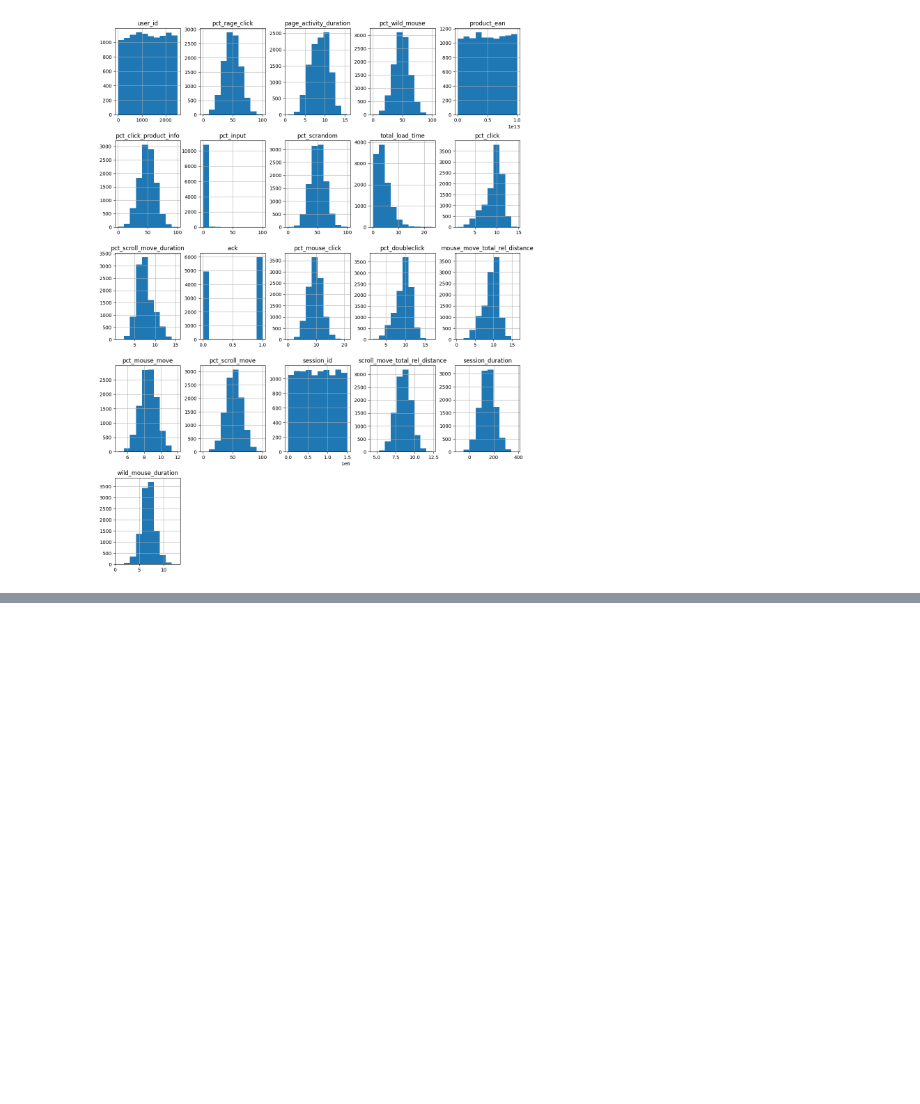
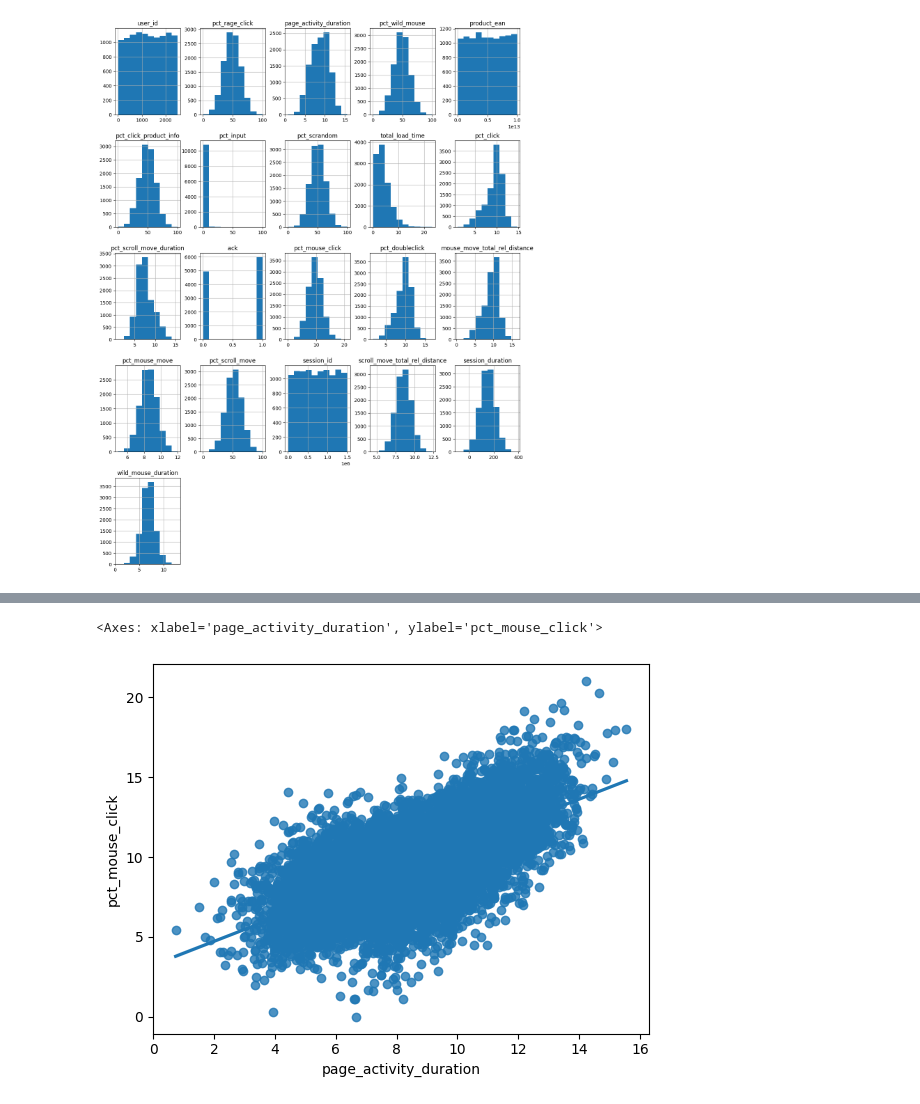
Before and after one commit to LukasLovas/IAU_Project_LL_DL, a Jupyter notebook: zadanie_1_časť.ipynb, the cells around one changed output, grey strips where cells are left out. Cells and saved outputs as stored; diff of their text form; code cells hidden in the pictures; blank space fills up the shorter version.

```diff
--- a/zadanie_1_časť.ipynb
+++ b/zadanie_1_časť.ipynb
@@ -689,0 +716,5 @@ array([[<Axes: title={'center': 'user_id'}>,
+# %%
+sns.regplot(x="page_activity_duration",y="pct_mouse_click",data=session)
+# %% [output]
+<Axes: xlabel='page_activity_duration', ylabel='pct_mouse_click'>
+[figure, added]
```
Also changed, not shown: parts of 21 cells of this notebook.
